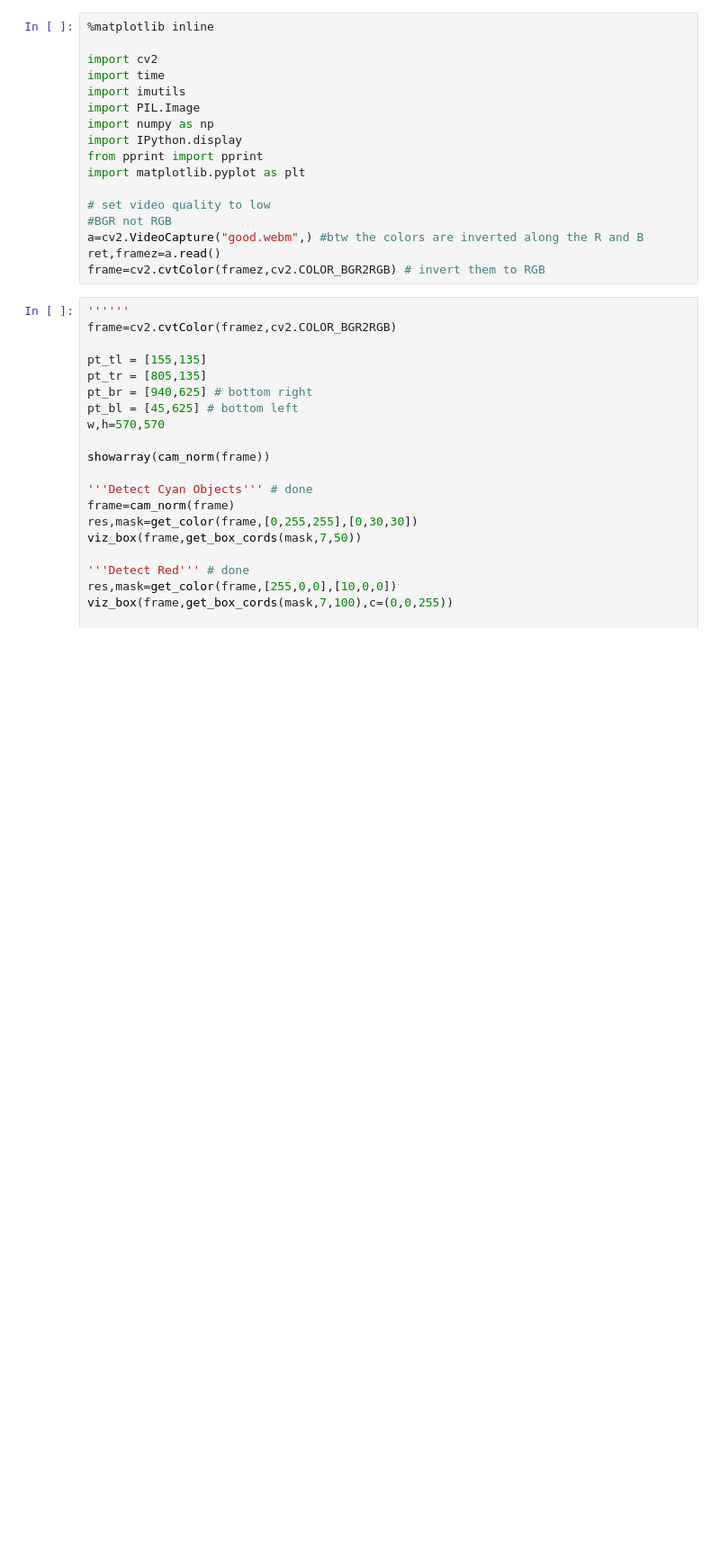
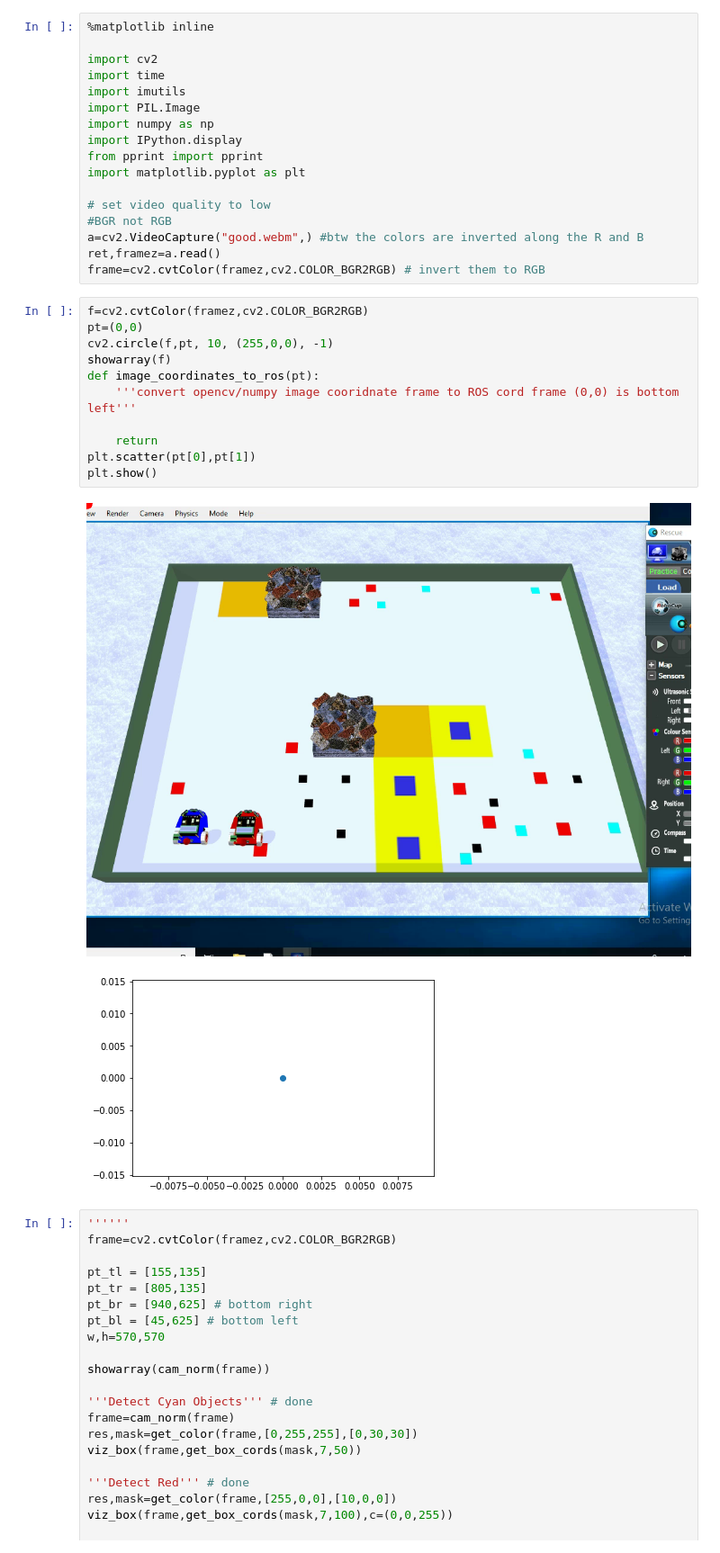
Before and after one commit to Mohamedemad4/erstling, a Jupyter notebook: object_markers/notebooks/playground.ipynb, the cells around one changed output. Shown at 90% size. Cells and saved outputs as stored; diff of their text form; blank space fills up the shorter version.

```diff
--- a/object_markers/notebooks/playground.ipynb
+++ b/object_markers/notebooks/playground.ipynb
@@ -25,6 +25,20 @@ import matplotlib.pyplot as plt
 a=cv2.VideoCapture("good.webm",) #btw the colors are inverted along the R and B
 ret,framez=a.read()
 frame=cv2.cvtColor(framez,cv2.COLOR_BGR2RGB) # invert them to RGB
+# %%
+f=cv2.cvtColor(framez,cv2.COLOR_BGR2RGB)
+pt=(0,0)
+cv2.circle(f,pt, 10, (255,0,0), -1)
+showarray(f)
+def image_coordinates_to_ros(pt):
+    '''convert opencv/numpy image cooridnate frame to ROS cord frame (0,0) is bottom left'''
+
+    return
+plt.scatter(pt[0],pt[1])
+plt.show()
+# %% [output]
+[figure, added]
+[figure, added]
 # %%
 ''''''
 frame=cv2.cvtColor(framez,cv2.COLOR_BGR2RGB)
```
Also changed, not shown: 10 other files.
